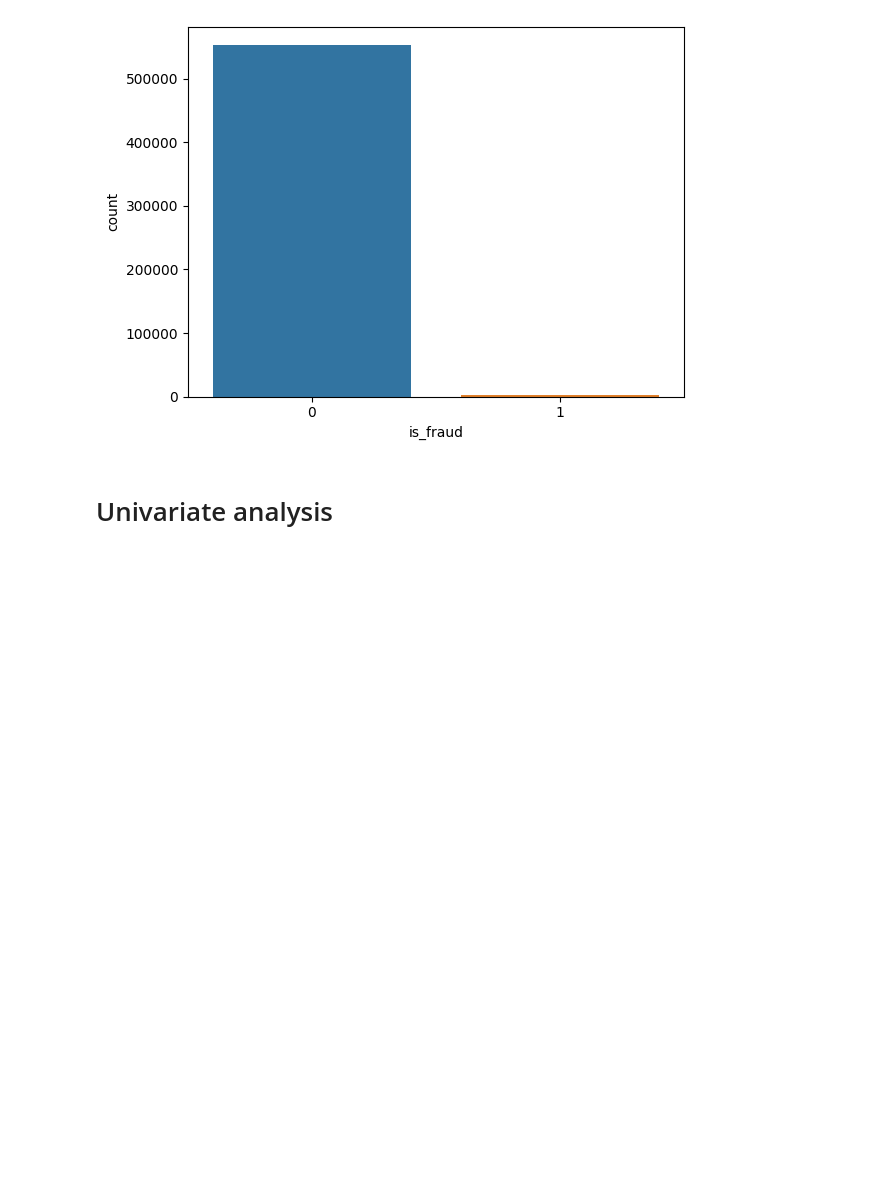
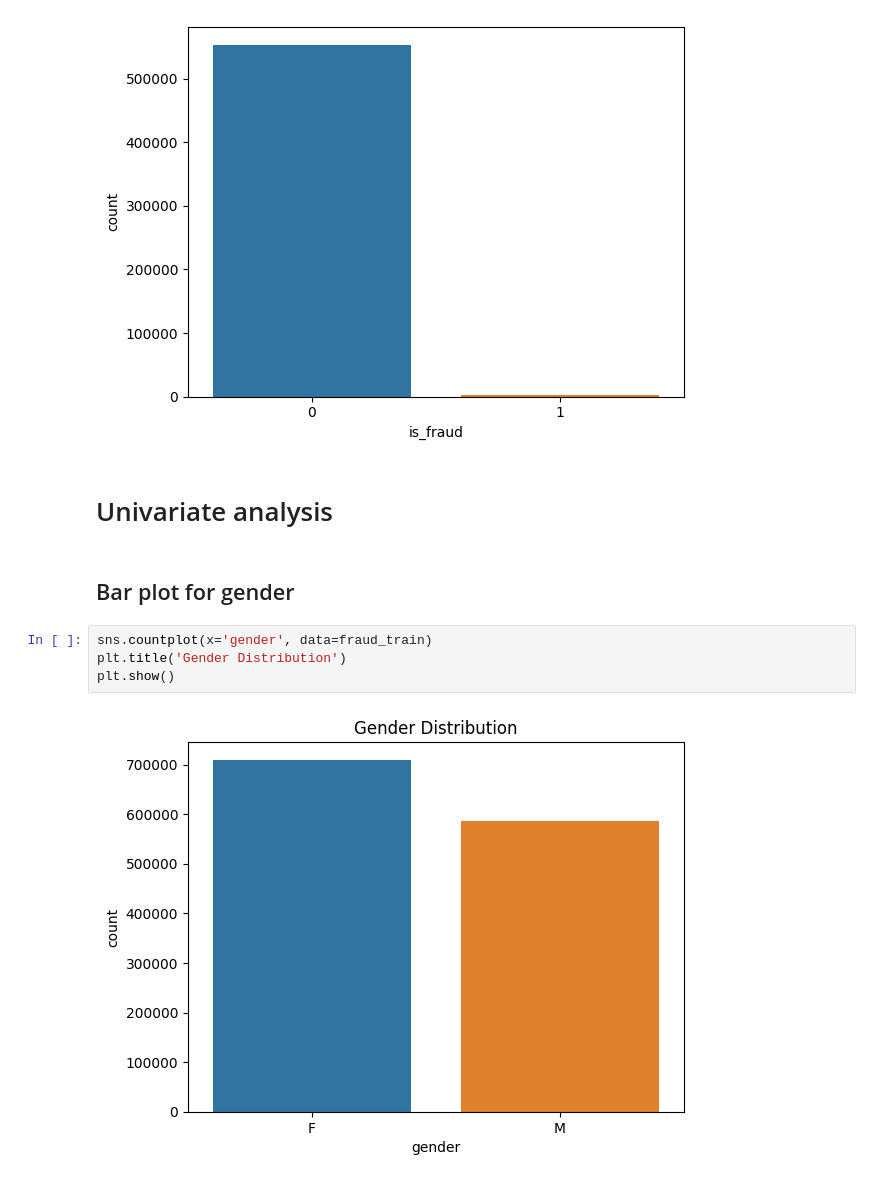
Before and after one commit to arthuralbarelli/ml-credit-card-fraud-detection, a Jupyter notebook: credit_card_fraud_exploratory_analysis.ipynb, the cells around one changed output. Drawn from its saved outputs; the diff is of its cells as text; blank space fills up the shorter version.

Commit message:
feat(analysis): Plot gender distribution

```diff
--- a/credit_card_fraud_exploratory_analysis.ipynb
+++ b/credit_card_fraud_exploratory_analysis.ipynb
@@ -138,3 +139,11 @@ sns.countplot(data=fraud_test, x='is_fraud')
 [figure]
 # %% [markdown]
 # Univariate analysis
+# %% [markdown]
+## Bar plot for gender
+# %%
+sns.countplot(x='gender', data=fraud_train)
+plt.title('Gender Distribution')
+plt.show()
+# %% [output]
+[figure, added]
```
Also changed, not shown: parts of 1 cell of this notebook, 1 other file.
